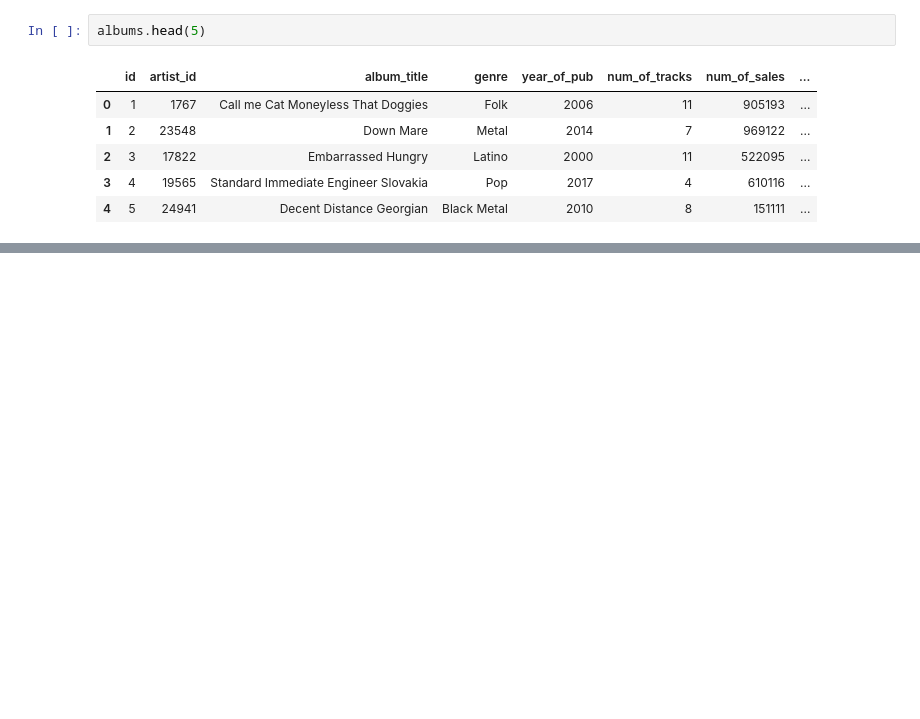
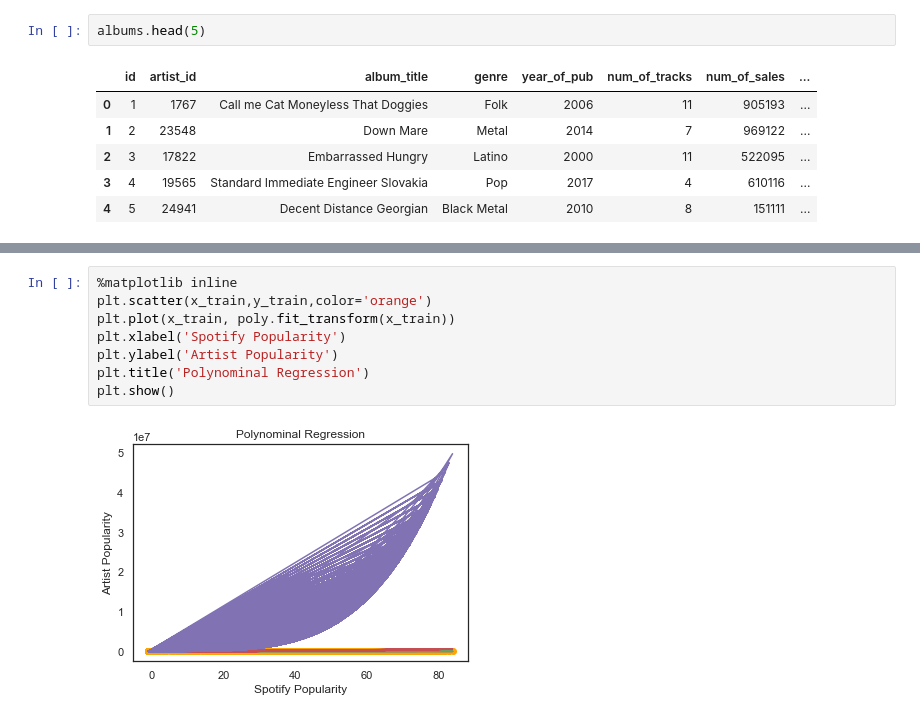
Before and after one commit to jamesbond007dj/data_analysis, a Jupyter notebook: data-viz.ipynb, the cells around one changed output, grey strips where cells are left out. Cells and saved outputs as stored; diff of their text form; blank space fills up the shorter version.

```diff
--- a/data-viz.ipynb
+++ b/data-viz.ipynb
@@ -130,0 +173,10 @@ NameError: name 'num_of_sales' is not defined
+# %%
+%matplotlib inline
+plt.scatter(x_train,y_train,color='orange')
+plt.plot(x_train, poly.fit_transform(x_train))
+plt.xlabel('Spotify Popularity')
+plt.ylabel('Artist Popularity')
+plt.title('Polynominal Regression')
+plt.show()
+# %% [output]
+[figure, added]
```
Also changed, not shown: parts of 26 cells of this notebook, 5 other files.
